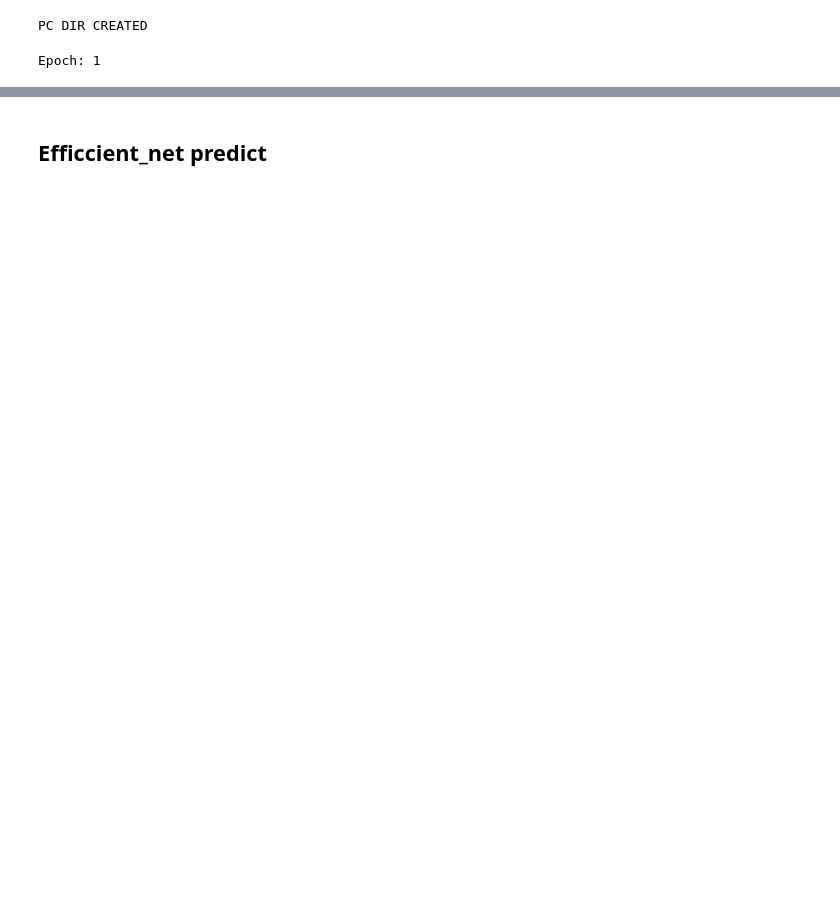
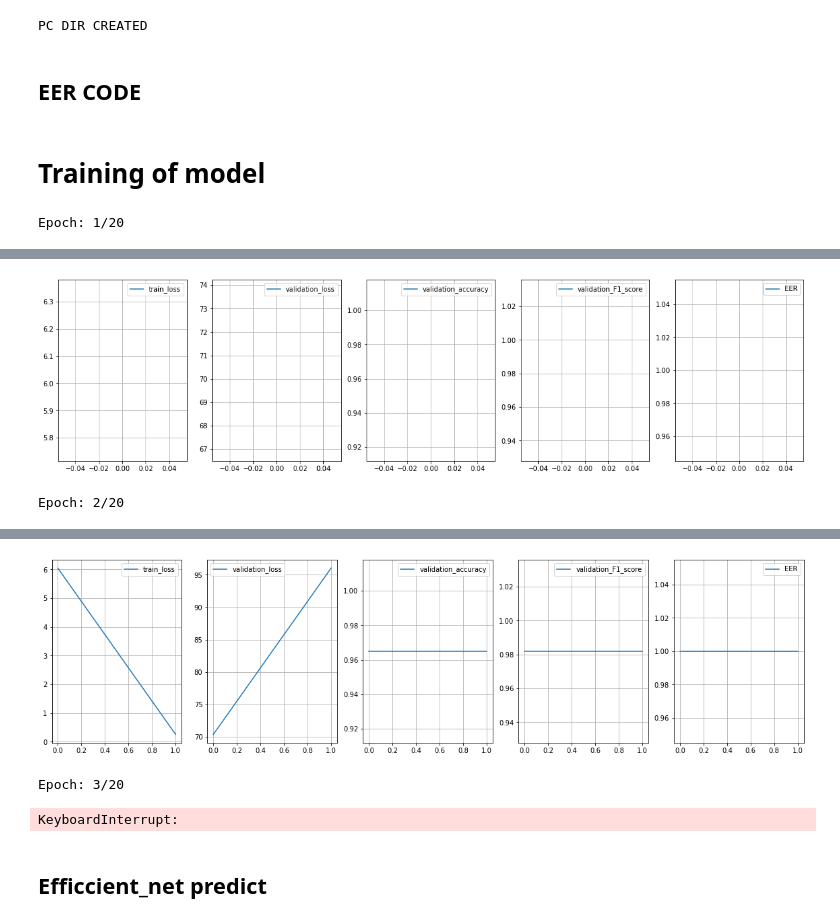
Before and after one commit to Millcool/Audio_Binary_Classification, a Jupyter notebook: b1_for_audio-Copy1.ipynb, the cells around one changed output, grey strips where cells are left out. Drawn from its saved outputs; the diff is of its cells as text; code cells hidden in the pictures; blank space fills up the shorter version.

```diff
--- a/b1_for_audio-Copy1.ipynb
+++ b/b1_for_audio-Copy1.ipynb
@@ -158,10 +143,10 @@ from IPython import display
 # %%
 mel_spectrogram = torchaudio.transforms.MelSpectrogram(
-    sample_rate=22050,
+    sample_rate=CFG.SAMPLE_RATE,
     n_fft=1024,
     win_length = 1024,
     hop_length=256,
-    n_mels=80,
+    n_mels= CFG.mels,
     window_fn = torch.hann_window,
     center=False
 )
@@ -518,11 +459,24 @@ class MFCCModel(nn.Module):
 # %%
 device = CFG.device
 
+from efficientnet_pytorch import EfficientNet
+model_name = 'efficientnet-b1'
 model = EfficientNet.from_pretrained(model_name).to(device)  #, num_classes=3
+model.eval()
+for param in model.parameters():
+    param.requires_grad = False
+model._fc = torch.nn.Sequential(
+    nn.Linear(in_features=1280, out_features=625, bias=True),
+    nn.ReLU(inplace=True),
+    nn.Dropout(p=0.5, inplace=False),
+    nn.Linear(in_features=625, out_features=256, bias=True),
+    nn.ReLU(inplace=True),
+    nn.Linear(in_features=256, out_features=2, bias=True))
+model.to(device)
 #model = MFCCModel().to(device)
 #featurizer = Featurizer().to(device)
 
-optimizer = torch.optim.Adam(model.parameters(), lr=1e-3)
+optimizer = torch.optim.Adam(model._fc.parameters(), lr=0.03)
 criterion = nn.CrossEntropyLoss()
 # %% [output]
 Loaded pretrained weights for efficientnet-b1
@@ -566,6 +542,8 @@ PC DIR CREATED
 from collections import defaultdict
 # %%
 storage = defaultdict(list)
+# %% [markdown]
+## EER CODE
 # %%
 def compute_det_curve(target_scores, nontarget_scores):
 
@@ -593,11 +571,13 @@ def compute_eer(target_scores, nontarget_scores):
     min_index = np.argmin(abs_diffs) # return index of min element
     eer = np.mean((frr[min_index], far[min_index]))
     return eer, thresholds[min_index]
+# %% [markdown]
+# Training of model
 # %%
-for epoch in range(CFG.epochs):
-    print(f'Epoch: {epoch + 1} ')
+for epoch in range(1, CFG.epochs + 1):
+    print(f'Epoch: {epoch}/{CFG.epochs}')
     train_loss_meter = AverageMeter()
-
+    best_accuracy = 0
     model.train()
     for i, batch in enumerate(tqdm(train_loader)):
         # Move batch to device if device != 'cpu'
@@ -628,7 +608,7 @@ for epoch in range(CFG.epochs):
     validation_accuracy_meter = AverageMeter()
     validation_f1_meter = AverageMeter()
     validation_EER_meter = AverageMeter()
-    #all_matrix = [[0,0],[0,0]]
+    all_matrix = [[0,0],[0,0]]
     model.eval()
     for i, batch in enumerate(tqdm(valid_loader)):
         # Move batch to device if device != 'cpu'
@@ -647,29 +627,44 @@ for epoch in range(CFG.epochs):
             out = output.argmax(dim=-1).cpu().numpy()
             labels = label.cpu().numpy()
         #print(f'output :{output.argmax(dim=-1)}, label : {label}')
+
         matches = (output.argmax(dim=-1) == label).float().mean()
-
-        validation_loss_meter.update(loss.item())
-        validation_accuracy_meter.update(matches.item())
         f1 = f1_score(output.argmax(dim=-1).cpu(), label.cpu(), average= 'weighted')
         eer = compute_eer(labels,out)
-        validation_EER_meter.update(eer[0])
-        validation_f1_meter.update(f1)
-        #matrix = confusion_matrix(labels,out)
-        #all_matrix+=matrix
+        print(f'Vallid:{matches.item()}')
+
+        validation_loss_meter.update(loss.item(),        len(batch[0]))
+        validation_accuracy_meter.update(matches.item(), len(batch[0]))
+        validation_EER_meter.update(eer[0],              len(batch[0]))
+        validation_f1_meter.update(f1,                   len(batch[0]))
+
+
+        matrix = confusion_matrix(labels,out)
+        all_matrix+=matrix
         print(f'F1 :{f1} , EER: {eer}')
-        #print(f'Confusion Matrix of all:{all_matrix}')
+        #print(f'Confusion Matrix of all:{all_matrix}')\
+######################################## SAVE MODEL ###########################################################################
+
+    if validation_accuracy_meter.avg > best_accuracy:
+        print(f'Validation_accuracy: {validation_accuracy_meter.avg}, {best_accuracy}')
+        PATH = f"{directory}/Best_epoch_of_{CFG.model_name}_epoch_{epoch}.bin"
+        torch.save(model.state_dict(), PATH)
+        best_accuracy = validation_accuracy_meter.avg
+ ################################################
+
+
     storage['validation_loss'].append(validation_loss_meter.avg)
     storage['validation_accuracy'].append(validation_accuracy_meter.avg)
     storage['validation_F1_score'].append(validation_f1_meter.avg)
     storage['validation_EER'].append(validation_EER_meter.avg)
-    display.clear_output()
-    #print(f'Confusion Matrix of all:{all_matrix}')
+    #display.clear_output()
+    print(f'Confusion Matrix of all:{all_matrix}')
+
+############################################## PLOT ######################################################################
     fig, axes = plt.subplots(1, 5, figsize=(20, 5))
 
     axes[0].plot(storage['train_loss'], label='train_loss')
     axes[1].plot(storage['validation_loss'], label='validation_loss')
-
     axes[2].plot(storage['validation_accuracy'], label='validation_accuracy')
     axes[3].plot(storage['validation_F1_score'], label='validation_F1_score')
     axes[4].plot(storage['validation_EER'], label='EER')
@@ -678,5 +673,9 @@ for epoch in range(CFG.epochs):
         axes[i].legend()
 
     plt.show()
+################### Save Last Epoch ##########################################
+best_model_wts = copy.deepcopy(model.state_dict())
+PATH = f"./{directory}/Last_epoch_of_{CFG.model_name}.bin"
+torch.save(model.state_dict(), PATH)
 # %% [output]
-Epoch: 1
+Epoch: 1/20
@@ -682,0 +699,2 @@ Epoch: 1
+[figure, added]
+Epoch: 2/20
@@ -683,2 +718,5 @@ Epoch: 1
+[figure, added]
+Epoch: 3/20
+KeyboardInterrupt:
 # %%
 best_model_wts = copy.deepcopy(model.state_dict())
```
Also changed, not shown: parts of 25 cells of this notebook.
